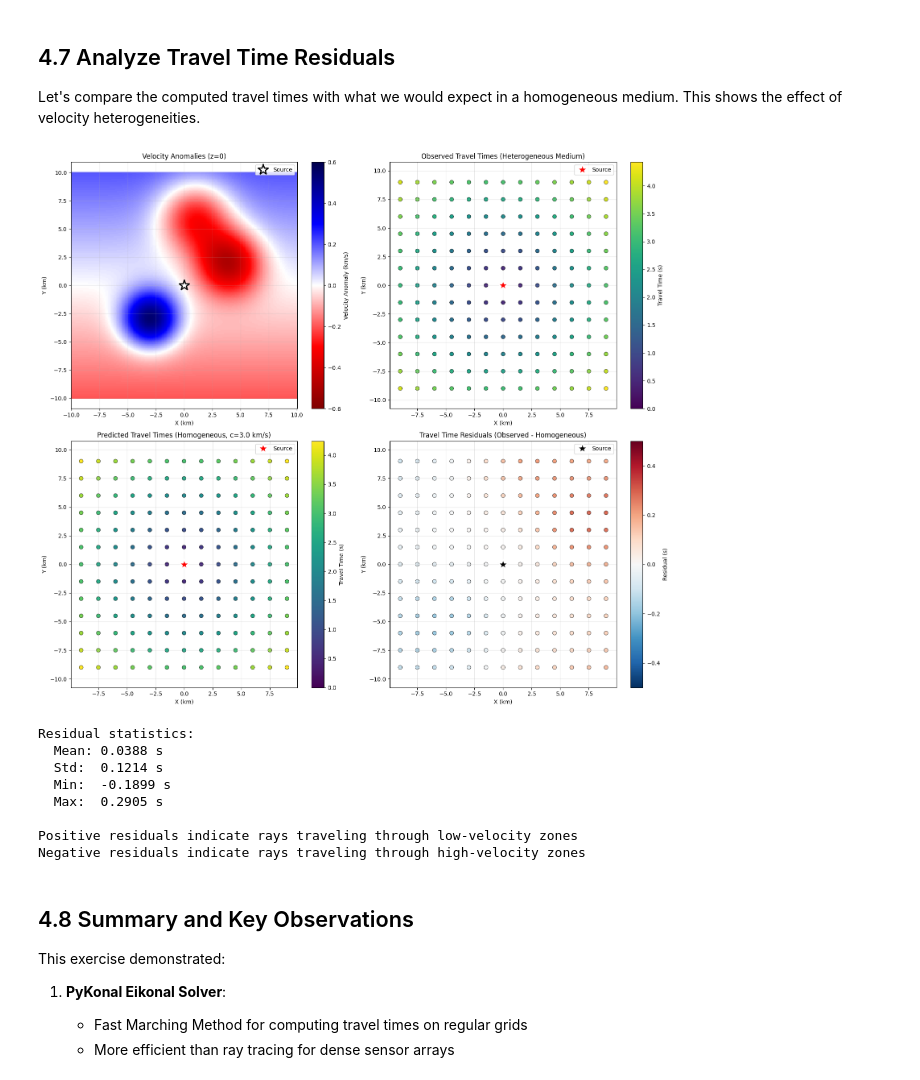
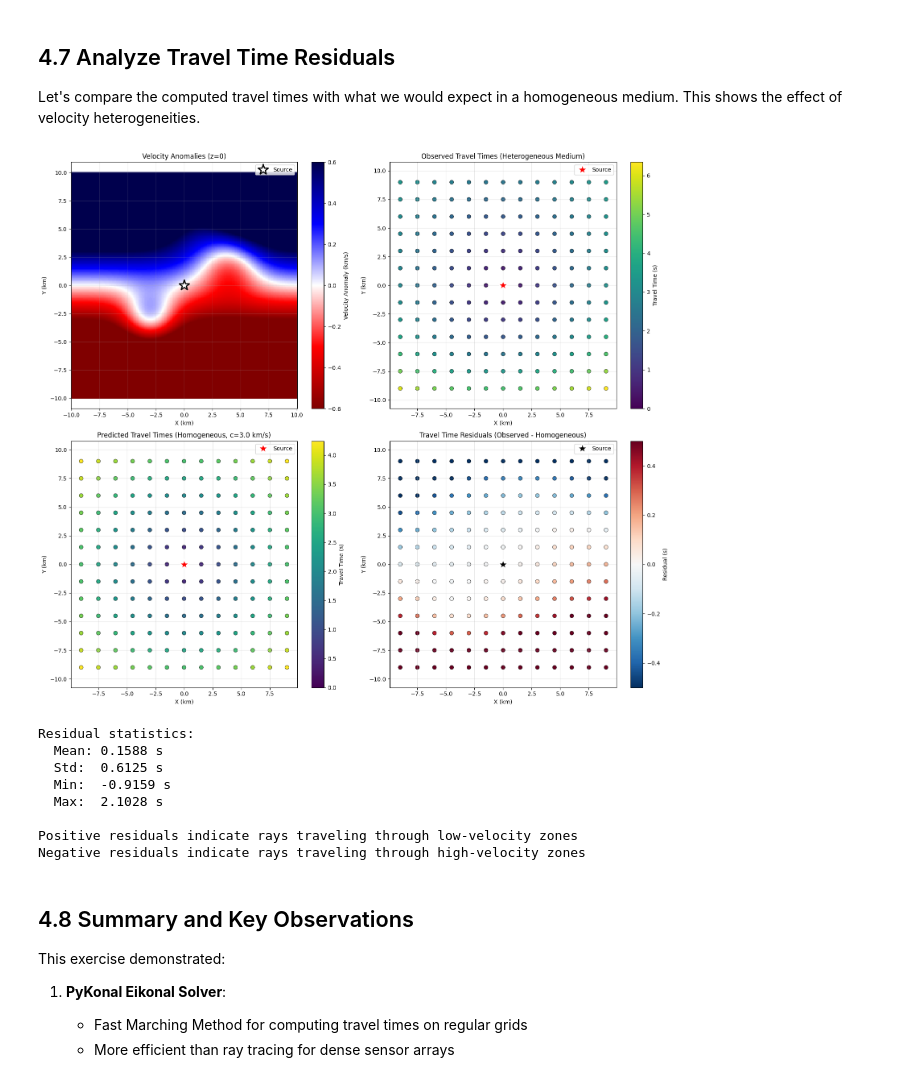
Before and after one commit to UW-geophysics-edu/ESS563-2025, a Jupyter notebook: notebooks/Eikonal_tomo_location.ipynb, the cells around one changed output. Drawn from its saved outputs; the diff is of its cells as text; code cells hidden in the pictures.

```diff
--- a/notebooks/Eikonal_tomo_location.ipynb
+++ b/notebooks/Eikonal_tomo_location.ipynb
@@ -597,7 +585,7 @@ velocity_2d += 0.6 * np.exp(-((X + 3.0)**2 + (Y + 3.0)**2) / 6.0)
 velocity_2d -= 0.4 * np.exp(-((X - 1.0)**2 + (Y - 6.0)**2) / 10.0)
 
 # Add smooth gradient
-velocity_2d += 0.02 * Y
+velocity_2d += 0.2 * Y
 
 # Create 3D velocity model by replicating the 2D model along z
 # Shape will be (nx, ny, nz) for PyKonal
@@ -828,0 +883,18 @@ PyKonal allows us to trace ray paths by following the gradient of the travel tim
+# %%
+# Trace rays from each selected sensor back to source
+ray_paths = []
+for sensor_loc in selected_sensors:
+    # convert sensor_loc from tuple to byte-like object
+    # sensor_loc = np.array(sensor_loc, dtype=np.float32)
+    # try:
+    # Trace ray using PyKonal
+    # ray = solver.trace_ray(np.array(sensor_loc))
+    # ray_paths.append(ray)
+    # from source to sensor
+    ray = solver.trace_ray( np.array(sensor_loc))
+    ray_paths.append(ray)
+
+    print(ray)
+    # except:
+        # print(f"Could not trace ray to sensor at {sensor_loc}")
+        # ray_paths.append(None)
@@ -903,31 +996,21 @@ Successfully traced 0/8 rays
 
 Let's compare the computed travel times with what we would expect in a homogeneous medium. This shows the effect of velocity heterogeneities.
 # %%
-# Compute travel times for homogeneous medium (reference)
-distances_from_source = np.sqrt((X_sensors - source_x)**2 + (Y_sensors - source_y)**2)
-T_homogeneous = distances_from_source / c0
+# Trace rays from each selected sensor back to source
+ray_paths = []
+for sensor_loc in selected_sensors:
+    # Trace ray using PyKonal
+    # The step_size is controlled by solver.tt.step_size (set earlier)
+    ray = solver.trace_ray(np.array(sensor_loc))
+    ray_paths.append(ray)
 
-# Compute residuals (observed - predicted)
-residuals = T_sensors - T_homogeneous
-
-# Create visualization
-fig, axes = plt.subplots(2, 2, figsize=(16, 14))
-
-# Plot 1: Velocity anomalies (deviation from background)
-ax = axes[0, 0]
-velocity_anomaly = velocity_2d - c0
-im1 = ax.pcolormesh(X, Y, velocity_anomaly, shading='auto', cmap='seismic_r',
-                    vmin=-0.6, vmax=0.6)
-ax.plot(source_x, source_y, 'w*', markersize=20, markeredgecolor='black',
-        markeredgewidth=2, label='Source')
-plt.colorbar(im1, ax=ax, label='Velocity Anomaly (km/s)')
-ax.set_xlabel('X (km)')
-ax.set_ylabel('Y (km)')
-ax.set_title('Velocity Anomalies (z=0)')
-ax.axis('equal')
-ax.grid(True, alpha=0.3)
-ax.legend()
-
+    print(f"Sensor at {sensor_loc}:")
+    print(f"  Ray shape: {ray.shape}")
+    print(f"  Number of points: {len(ray)}")
+    if len(ray) > 0:
+        print(f"  Start: ({ray[0, 0]:.2f}, {ray[0, 1]:.2f}, {ray[0, 2]:.2f})")
+        print(f"  End: ({ray[-1, 0]:.2f}, {ray[-1, 1]:.2f}, {ray[-1, 2]:.2f})")
+    print()
 # Plot 2: Observed travel times at sensors
 ax = axes[0, 1]
 scatter2 = ax.scatter(X_sensors, Y_sensors, c=T_sensors, s=50, cmap='viridis',
@@ -955,39 +1038,39 @@ ax.set_title(f'Predicted Travel Times (Homogeneous, c={c0} km/s)')
 ax.axis('equal')
 ax.grid(True, alpha=0.3)
 ax.legend()
 
 # Plot 4: Travel time residuals
 ax = axes[1, 1]
 scatter4 = ax.scatter(X_sensors, Y_sensors, c=residuals, s=50, cmap='RdBu_r',
                      vmin=-0.5, vmax=0.5, edgecolors='black', linewidths=0.5)
 ax.plot(source_x, source_y, 'k*', markersize=20, markeredgecolor='white',
         markeredgewidth=2, label='Source')
 plt.colorbar(scatter4, ax=ax, label='Residual (s)')
 ax.set_xlabel('X (km)')
 ax.set_ylabel('Y (km)')
 ax.set_title('Travel Time Residuals (Observed - Homogeneous)')
 ax.axis('equal')
 ax.grid(True, alpha=0.3)
 ax.legend()
 
 plt.tight_layout()
 plt.show()
 
 # Print statistics
 print(f"Residual statistics:")
 print(f"  Mean: {np.mean(residuals):.4f} s")
 print(f"  Std:  {np.std(residuals):.4f} s")
 print(f"  Min:  {np.min(residuals):.4f} s")
 print(f"  Max:  {np.max(residuals):.4f} s")
 print(f"\nPositive residuals indicate rays traveling through low-velocity zones")
 print(f"Negative residuals indicate rays traveling through high-velocity zones")
 # %% [output]
-[figure, old version]
+[figure, new version]
 Residual statistics:
-  Mean: 0.0388 s
-  Std:  0.1214 s
-  Min:  -0.1899 s
-  Max:  0.2905 s
+  Mean: 0.1588 s
+  Std:  0.6125 s
+  Min:  -0.9159 s
+  Max:  2.1028 s
 
 Positive residuals indicate rays traveling through low-velocity zones
 Negative residuals indicate rays traveling through high-velocity zones
```
Also changed, not shown: parts of 18 cells of this notebook.
